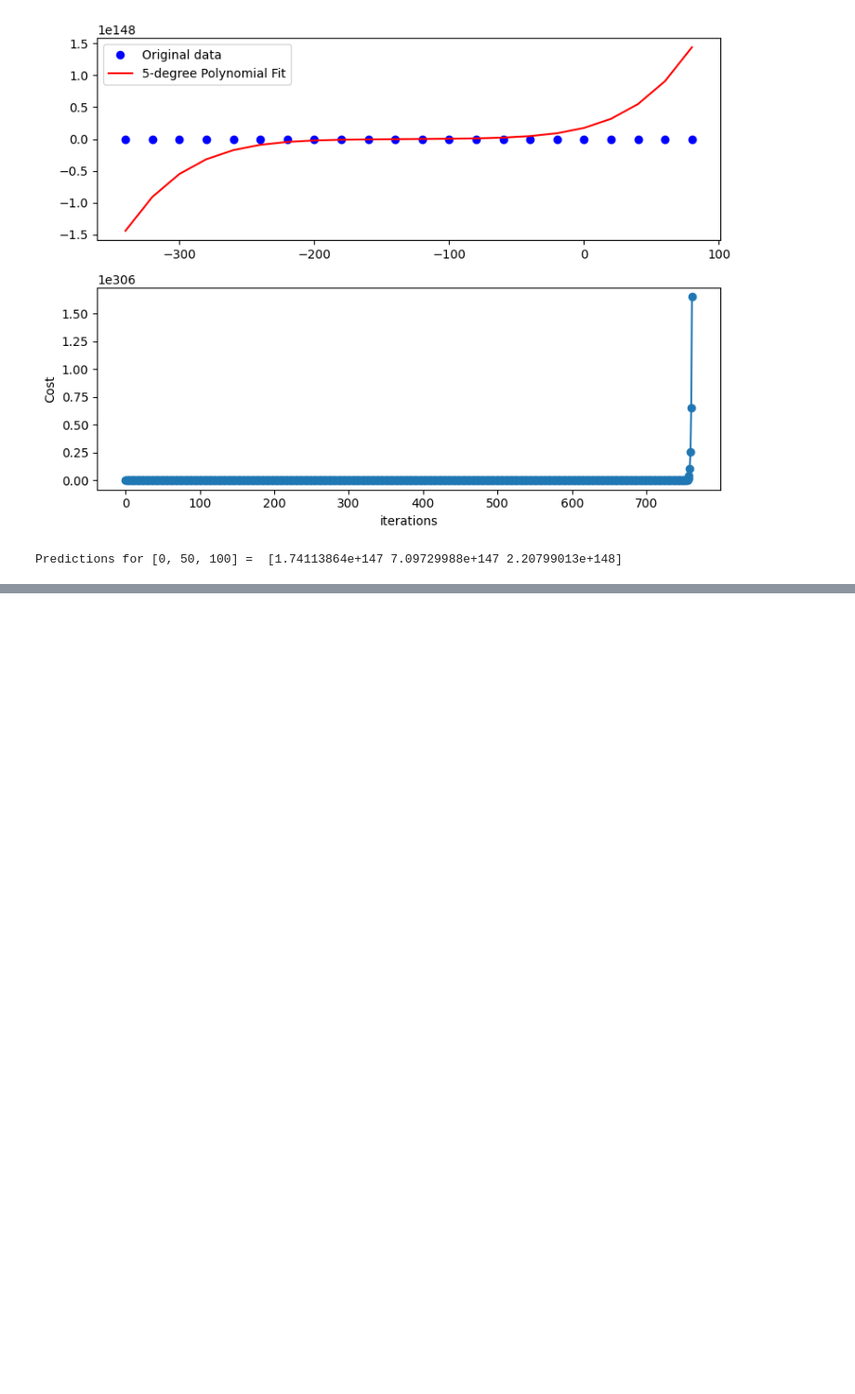
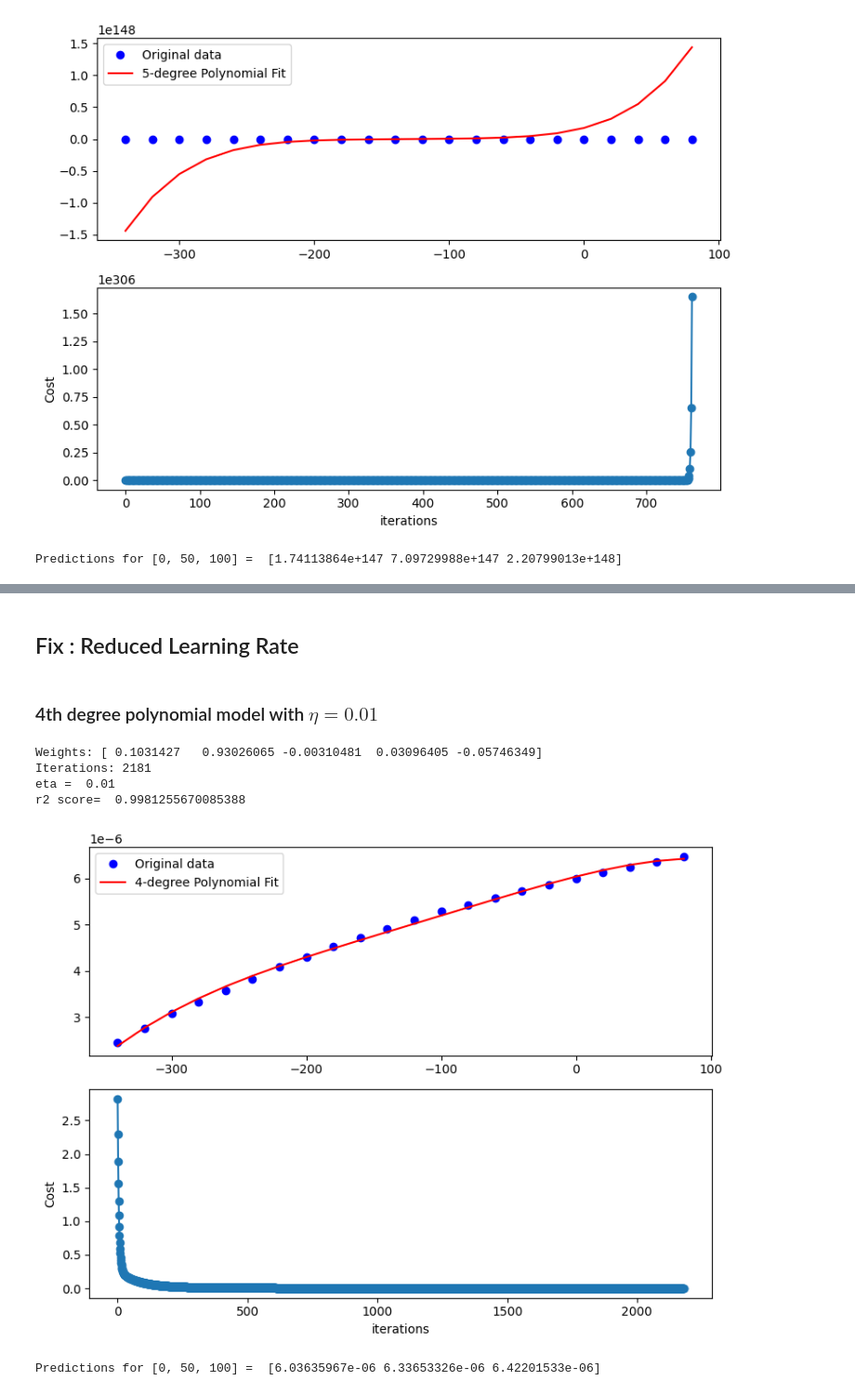
Before and after one commit to ravichandrakorivi/deep-learning, a Jupyter notebook: linear-regression/godness_of_models.ipynb, the cells around one changed output, grey strips where cells are left out. Shown at 93% size. Drawn from its saved outputs; the diff is of its cells as text; code cells hidden in the pictures; blank space fills up the shorter version.

```diff
--- a/linear-regression/godness_of_models.ipynb
+++ b/linear-regression/godness_of_models.ipynb
@@ -177,0 +208,22 @@ Predictions for [0, 50, 100] =  [1.74113864e+147 7.09729988e+147 2.20799013e+148
+# %% [markdown]
+## Fix : Reduced Learning Rate
+# %% [markdown]
+### 4th degree polynomial model with $\eta = 0.01$
+# %%
+eta = 0.01
+X = create_polynomial_features(x, degree=4)
+model = Model(X, y, x_mean=np.mean(temperature), x_std=np.std(temperature), y_mean=np.mean(alpha), y_std=np.std(alpha), x_original=temperature)
+
+w, cost_history, num_iters = model.fit(eta)
+print("eta = ", eta)
+print("r2 score= ", model.score())
+model.plot()
+
+print("Predictions for [0, 50, 100] = ", model.predict(np.array([0, 50, 100])))
+# %% [output]
+Weights: [ 0.1031427   0.93026065 -0.00310481  0.03096405 -0.05746349]
+Iterations: 2181
+eta =  0.01
+r2 score=  0.9981255670085388
+[figure, added]
+Predictions for [0, 50, 100] =  [6.03635967e-06 6.33653326e-06 6.42201533e-06]
```
Also changed, not shown: parts of 7 cells of this notebook, 13 other files.
